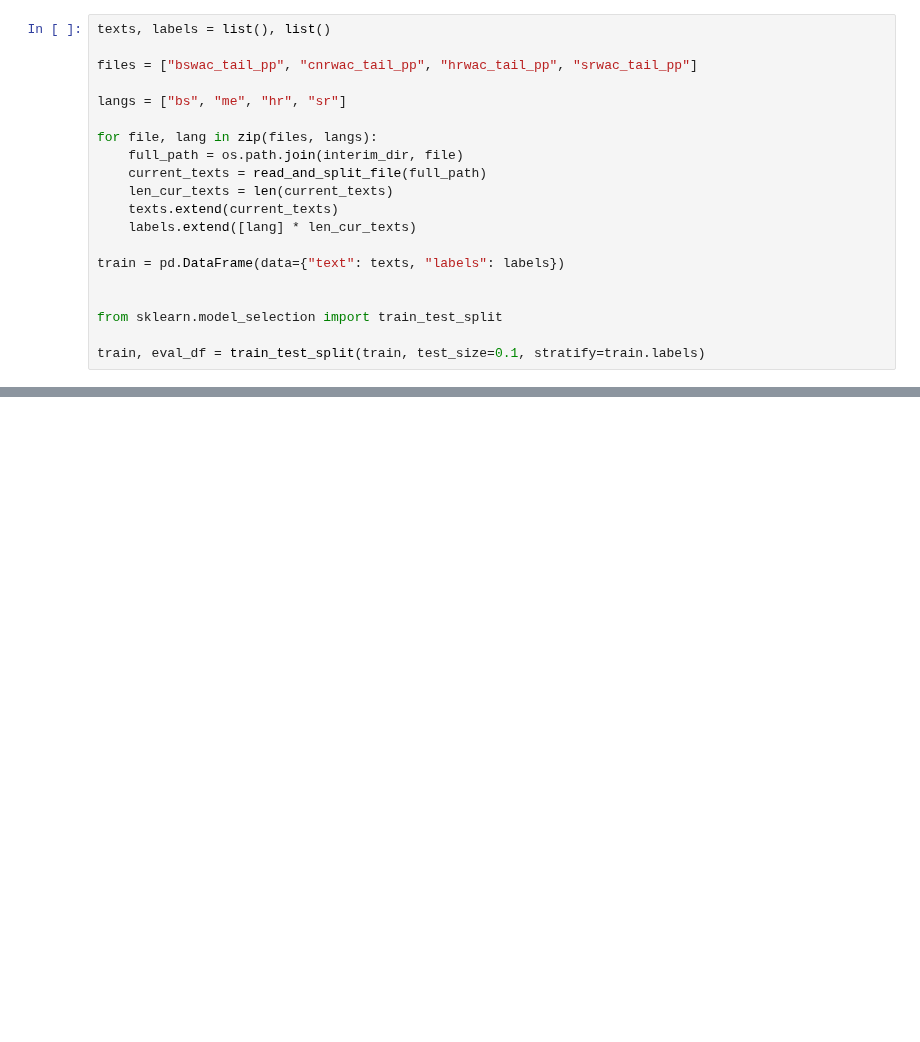
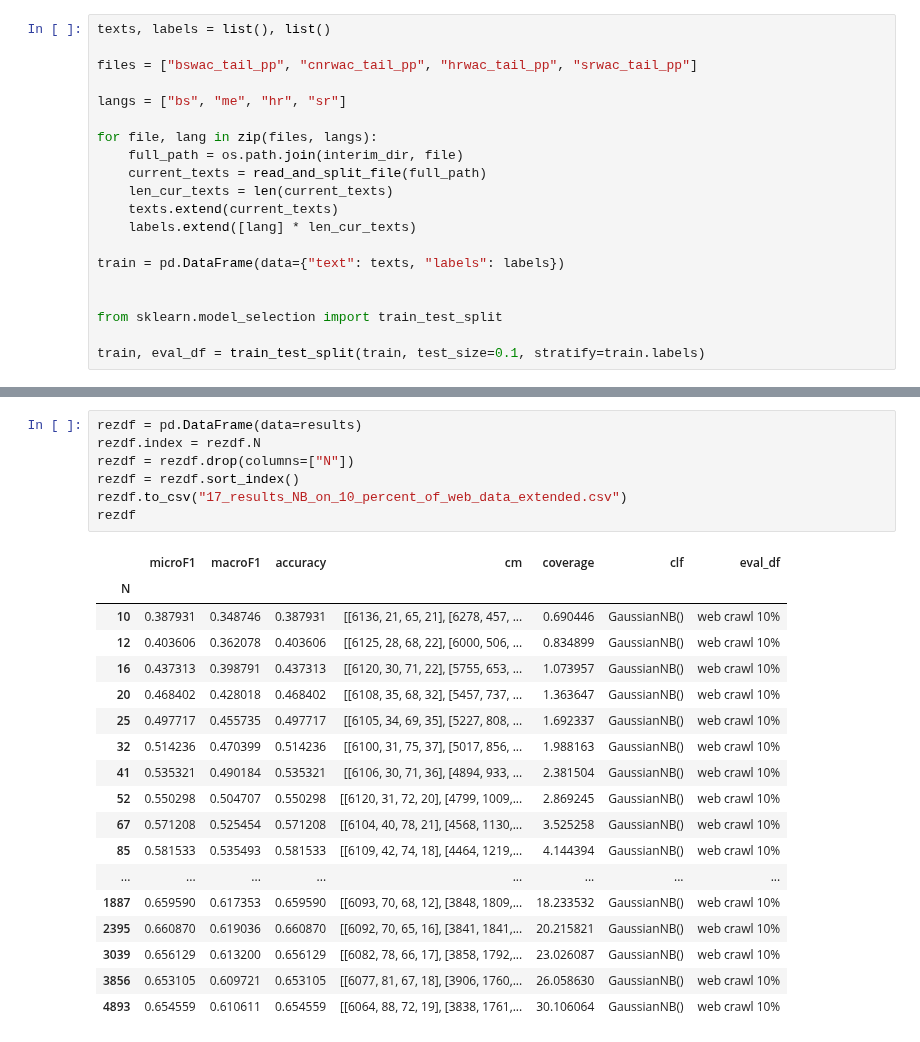
Before and after one commit to 5roop/task4, a Jupyter notebook: 17_creating_new_test_dataset_from_train_data.ipynb, the cells around one changed output, grey strips where cells are left out. Drawn from its saved outputs; the diff is of its cells as text; blank space fills up the shorter version.

```diff
--- a/17_creating_new_test_dataset_from_train_data.ipynb
+++ b/17_creating_new_test_dataset_from_train_data.ipynb
@@ -105,0 +116,26 @@ plt.show()
+# %%
+rezdf = pd.DataFrame(data=results)
+rezdf.index = rezdf.N
+rezdf = rezdf.drop(columns=["N"])
+rezdf = rezdf.sort_index()
+rezdf.to_csv("17_results_NB_on_10_percent_of_web_data_extended.csv")
+rezdf
+# %% [output]
+|  | microF1 | macroF1 | accuracy | cm | coverage | clf | eval_df |
+| N |  |  |  |  |  |  |  |
+| 10 | 0.387931 | 0.348746 | 0.387931 | [[6136, 21, 65, 21], [6278, 457, ... | 0.690446 | GaussianNB() | web crawl 10% |
+| 12 | 0.403606 | 0.362078 | 0.403606 | [[6125, 28, 68, 22], [6000, 506, ... | 0.834899 | GaussianNB() | web crawl 10% |
+| 16 | 0.437313 | 0.398791 | 0.437313 | [[6120, 30, 71, 22], [5755, 653, ... | 1.073957 | GaussianNB() | web crawl 10% |
+| 20 | 0.468402 | 0.428018 | 0.468402 | [[6108, 35, 68, 32], [5457, 737, ... | 1.363647 | GaussianNB() | web crawl 10% |
+| 25 | 0.497717 | 0.455735 | 0.497717 | [[6105, 34, 69, 35], [5227, 808, ... | 1.692337 | GaussianNB() | web crawl 10% |
+| 32 | 0.514236 | 0.470399 | 0.514236 | [[6100, 31, 75, 37], [5017, 856, ... | 1.988163 | GaussianNB() | web crawl 10% |
+| 41 | 0.535321 | 0.490184 | 0.535321 | [[6106, 30, 71, 36], [4894, 933, ... | 2.381504 | GaussianNB() | web crawl 10% |
+| 52 | 0.550298 | 0.504707 | 0.550298 | [[6120, 31, 72, 20], [4799, 1009,... | 2.869245 | GaussianNB() | web crawl 10% |
+| 67 | 0.571208 | 0.525454 | 0.571208 | [[6104, 40, 78, 21], [4568, 1130,... | 3.525258 | GaussianNB() | web crawl 10% |
+| 85 | 0.581533 | 0.535493 | 0.581533 | [[6109, 42, 74, 18], [4464, 1219,... | 4.144394 | GaussianNB() | web crawl 10% |
+| ... | ... | ... | ... | ... | ... | ... | ... |
+| 1887 | 0.659590 | 0.617353 | 0.659590 | [[6093, 70, 68, 12], [3848, 1809,... | 18.233532 | GaussianNB() | web crawl 10% |
+| 2395 | 0.660870 | 0.619036 | 0.660870 | [[6092, 70, 65, 16], [3841, 1841,... | 20.215821 | GaussianNB() | web crawl 10% |
+| 3039 | 0.656129 | 0.613200 | 0.656129 | [[6082, 78, 66, 17], [3858, 1792,... | 23.026087 | GaussianNB() | web crawl 10% |
+| 3856 | 0.653105 | 0.609721 | 0.653105 | [[6077, 81, 67, 18], [3906, 1760,... | 26.058630 | GaussianNB() | web crawl 10% |
+| 4893 | 0.654559 | 0.610611 | 0.654559 | [[6064, 88, 72, 19], [3838, 1761,... | 30.106064 | GaussianNB() | web crawl 10% |
```
Also changed, not shown: parts of 5 cells of this notebook, 3 other files.
